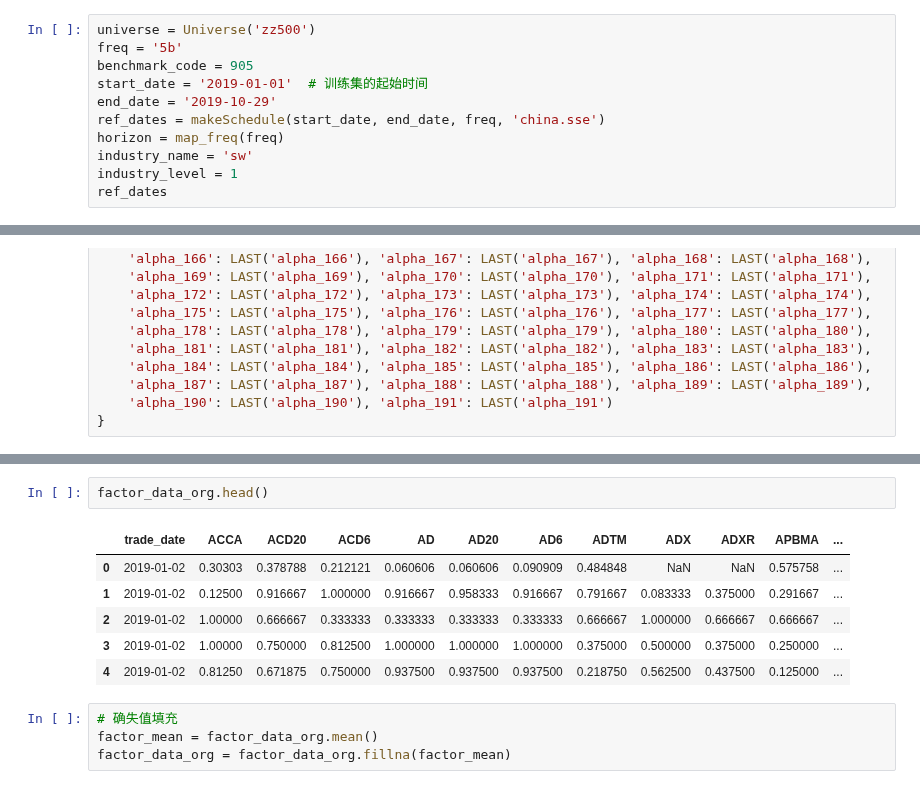
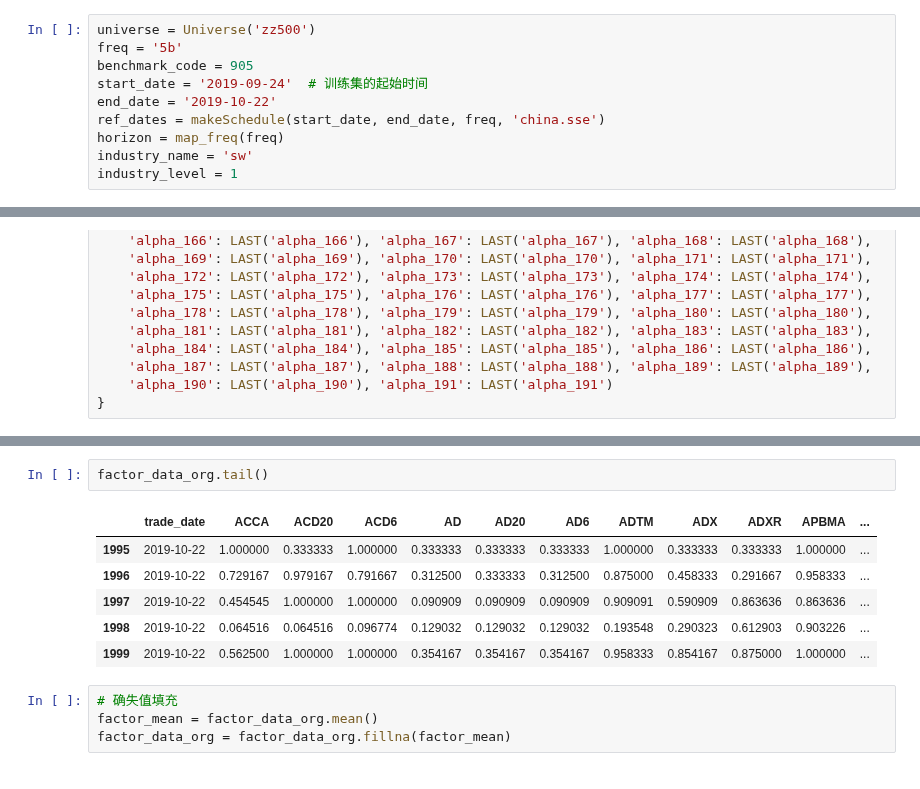
Before and after one commit to STHSF/MultiFactors, a Jupyter notebook: src/stacking/notebooks/run_realtime.ipynb, the cells around one changed output, grey strips where cells are left out. Saved outputs shown, nothing was run; the diff lists cells and outputs as text.

```diff
--- a/src/stacking/notebooks/run_realtime.ipynb
+++ b/src/stacking/notebooks/run_realtime.ipynb
@@ -24,10 +24,9 @@ engine = SqlEngine(data_source)
 universe = Universe('zz500')
 freq = '5b'
 benchmark_code = 905
-start_date = '2019-01-01'  # 训练集的起始时间
-end_date = '2019-10-29'
+start_date = '2019-09-24'  # 训练集的起始时间
+end_date = '2019-10-22'
 ref_dates = makeSchedule(start_date, end_date, freq, 'china.sse')
 horizon = map_freq(freq)
 industry_name = 'sw'
 industry_level = 1
-ref_dates
@@ -563,12 +544,12 @@ Wall time: 2min 34s
 # %%
-factor_data_org.head()
+factor_data_org.tail()
 # %% [output]
 |  | trade_date | ACCA | ACD20 | ACD6 | AD | AD20 | AD6 | ADTM | ADX | ADXR | APBMA | ... |
-| 0 | 2019-01-02 | 0.30303 | 0.378788 | 0.212121 | 0.060606 | 0.060606 | 0.090909 | 0.484848 | NaN | NaN | 0.575758 | ... |
-| 1 | 2019-01-02 | 0.12500 | 0.916667 | 1.000000 | 0.916667 | 0.958333 | 0.916667 | 0.791667 | 0.083333 | 0.375000 | 0.291667 | ... |
-| 2 | 2019-01-02 | 1.00000 | 0.666667 | 0.333333 | 0.333333 | 0.333333 | 0.333333 | 0.666667 | 1.000000 | 0.666667 | 0.666667 | ... |
-| 3 | 2019-01-02 | 1.00000 | 0.750000 | 0.812500 | 1.000000 | 1.000000 | 1.000000 | 0.375000 | 0.500000 | 0.375000 | 0.250000 | ... |
-| 4 | 2019-01-02 | 0.81250 | 0.671875 | 0.750000 | 0.937500 | 0.937500 | 0.937500 | 0.218750 | 0.562500 | 0.437500 | 0.125000 | ... |
+| 1995 | 2019-10-22 | 1.000000 | 0.333333 | 1.000000 | 0.333333 | 0.333333 | 0.333333 | 1.000000 | 0.333333 | 0.333333 | 1.000000 | ... |
+| 1996 | 2019-10-22 | 0.729167 | 0.979167 | 0.791667 | 0.312500 | 0.333333 | 0.312500 | 0.875000 | 0.458333 | 0.291667 | 0.958333 | ... |
+| 1997 | 2019-10-22 | 0.454545 | 1.000000 | 1.000000 | 0.090909 | 0.090909 | 0.090909 | 0.909091 | 0.590909 | 0.863636 | 0.863636 | ... |
+| 1998 | 2019-10-22 | 0.064516 | 0.064516 | 0.096774 | 0.129032 | 0.129032 | 0.129032 | 0.193548 | 0.290323 | 0.612903 | 0.903226 | ... |
+| 1999 | 2019-10-22 | 0.562500 | 1.000000 | 1.000000 | 0.354167 | 0.354167 | 0.354167 | 0.958333 | 0.854167 | 0.875000 | 1.000000 | ... |
 # %%
 # 确失值填充
 factor_mean = factor_data_org.mean()
```
Also changed, not shown: parts of 14 cells of this notebook, 2 other files.
